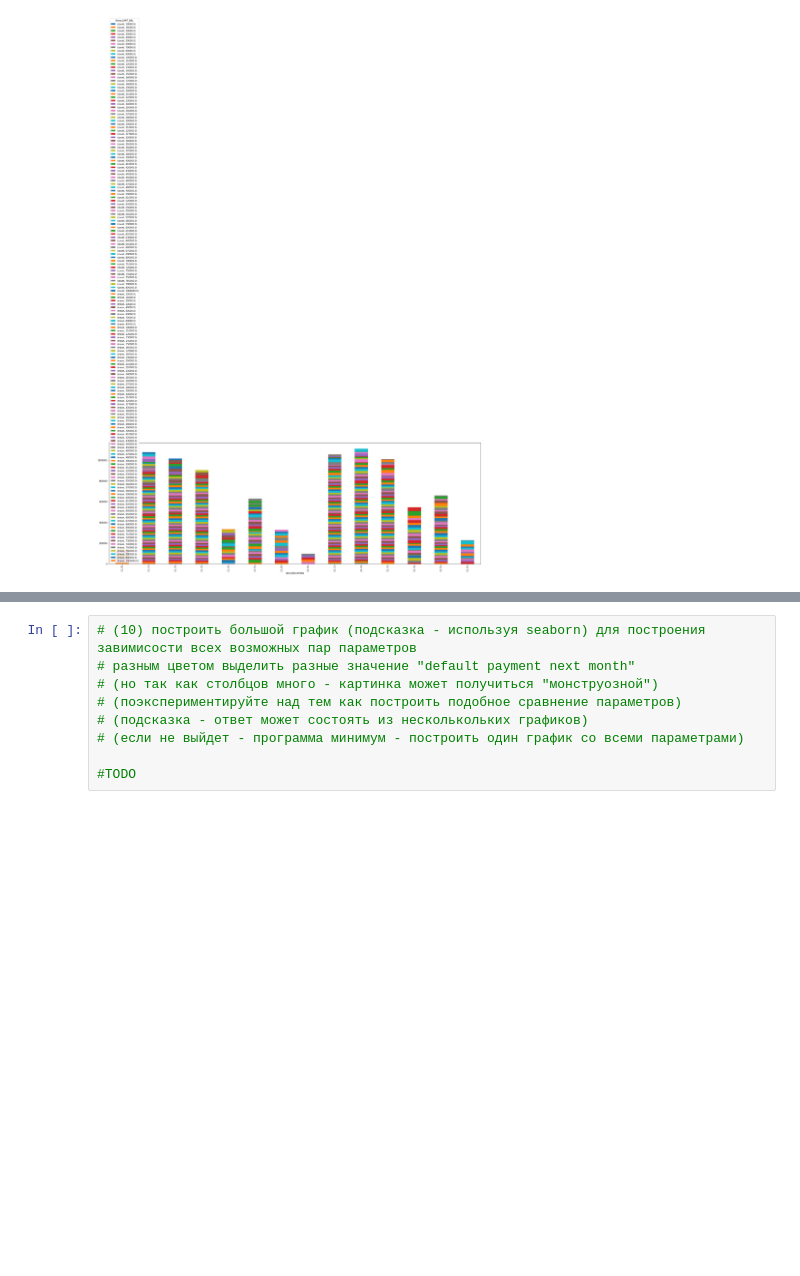
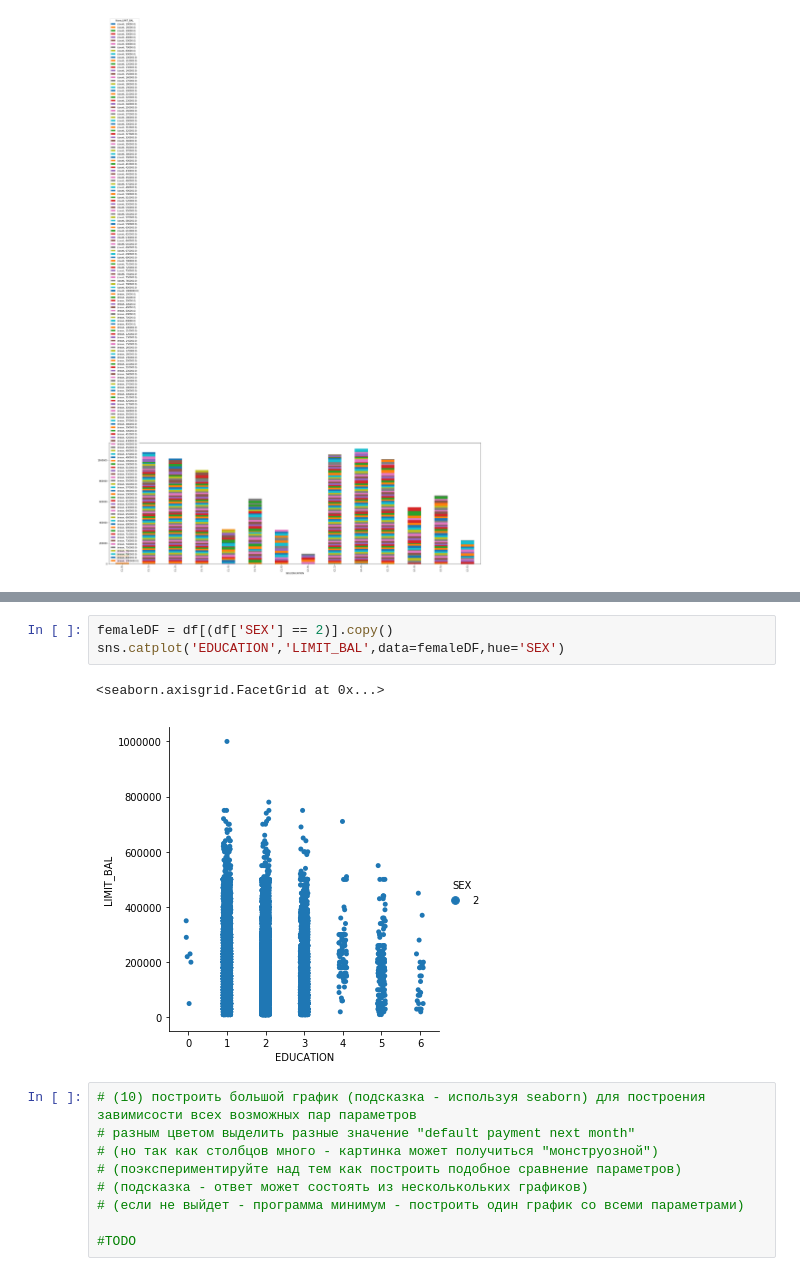
Before and after one commit to aliv65/sfml, a Jupyter notebook: HW_lesson_01/hw1-task.ipynb, the cells around one changed output, grey strips where cells are left out. Saved outputs shown, nothing was run; the diff lists cells and outputs as text; blank space fills up the shorter version.

```diff
--- a/HW_lesson_01/hw1-task.ipynb
+++ b/HW_lesson_01/hw1-task.ipynb
@@ -178,3 +162,9 @@ maleDF
+# %%
+femaleDF = df[(df['SEX'] == 2)].copy()
+sns.catplot('EDUCATION','LIMIT_BAL',data=femaleDF,hue='SEX')
+# %% [output]
+<seaborn.axisgrid.FacetGrid at 0x...>
+[figure, added]
 # %%
 # (10) построить большой график (подсказка - используя seaborn) для построения завимисости всех возможных пар параметров
 # разным цветом выделить разные значение "default payment next month"
```
Also changed, not shown: parts of 1 cell of this notebook.
